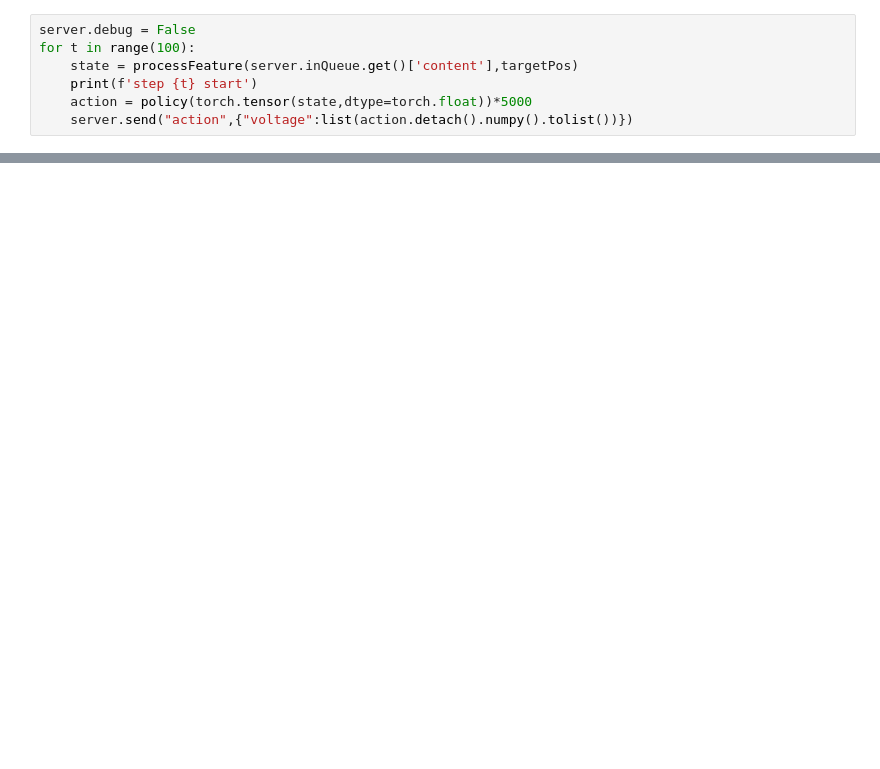
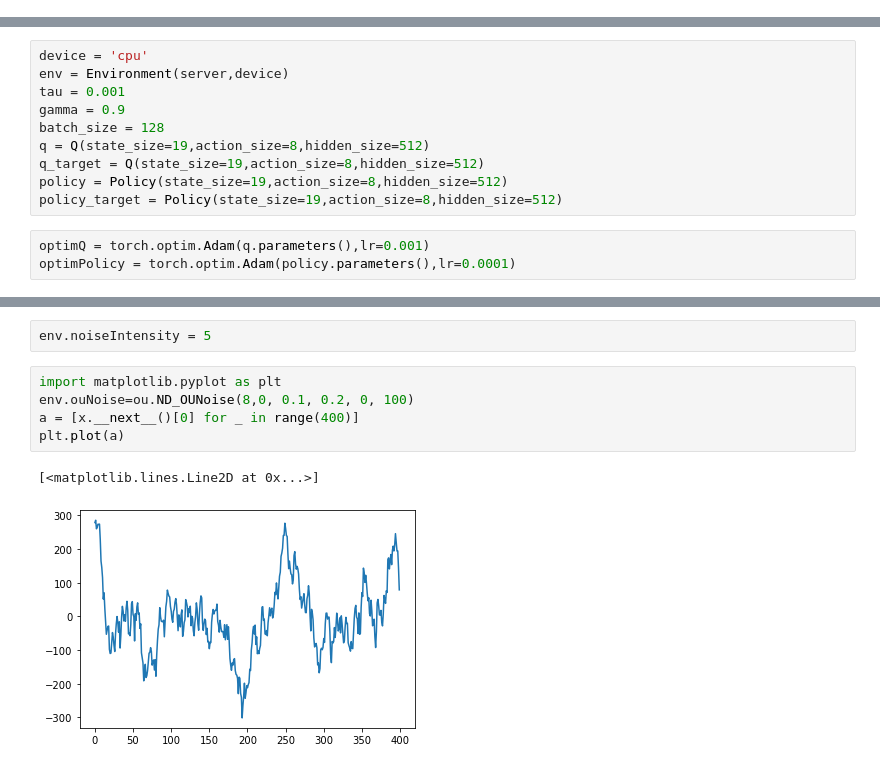
Before and after one commit to eri24816/RobotSimulation, a Jupyter notebook: RobotSimulationAI/Untitled.ipynb, the cells around one changed output, grey strips where cells are left out. Drawn from its saved outputs; the diff is of its cells as text; blank space fills up the shorter version.

```diff
--- a/RobotSimulationAI/Untitled.ipynb
+++ b/RobotSimulationAI/Untitled.ipynb
@@ -139,7 +214,0 @@ targetPos = [0,0]
-# %%
-server.debug = False
-for t in range(100):
-    state = processFeature(server.inQueue.get()['content'],targetPos)
-    print(f'step {t} start')
-    action = policy(torch.tensor(state,dtype=torch.float))*5000
-    server.send("action",{"voltage":list(action.detach().numpy().tolist())})
@@ -163,0 +215,13 @@ step 99 start
+# %%
+device = 'cpu'
+env = Environment(server,device)
+tau = 0.001
+gamma = 0.9
+batch_size = 128
+q = Q(state_size=19,action_size=8,hidden_size=512)
+q_target = Q(state_size=19,action_size=8,hidden_size=512)
+policy = Policy(state_size=19,action_size=8,hidden_size=512)
+policy_target = Policy(state_size=19,action_size=8,hidden_size=512)
+# %%
+optimQ = torch.optim.Adam(q.parameters(),lr=0.001)
+optimPolicy = torch.optim.Adam(policy.parameters(),lr=0.0001)
@@ -163,0 +306,10 @@ step 99 start
+# %%
+env.noiseIntensity = 5
+# %%
+import matplotlib.pyplot as plt
+env.ouNoise=ou.ND_OUNoise(8,0, 0.1, 0.2, 0, 100)
+a = [x.__next__()[0] for _ in range(400)]
+plt.plot(a)
+# %% [output]
+[<matplotlib.lines.Line2D at 0x...>]
+[figure, added]
```
Also changed, not shown: parts of 11 cells of this notebook, 6 other files.
